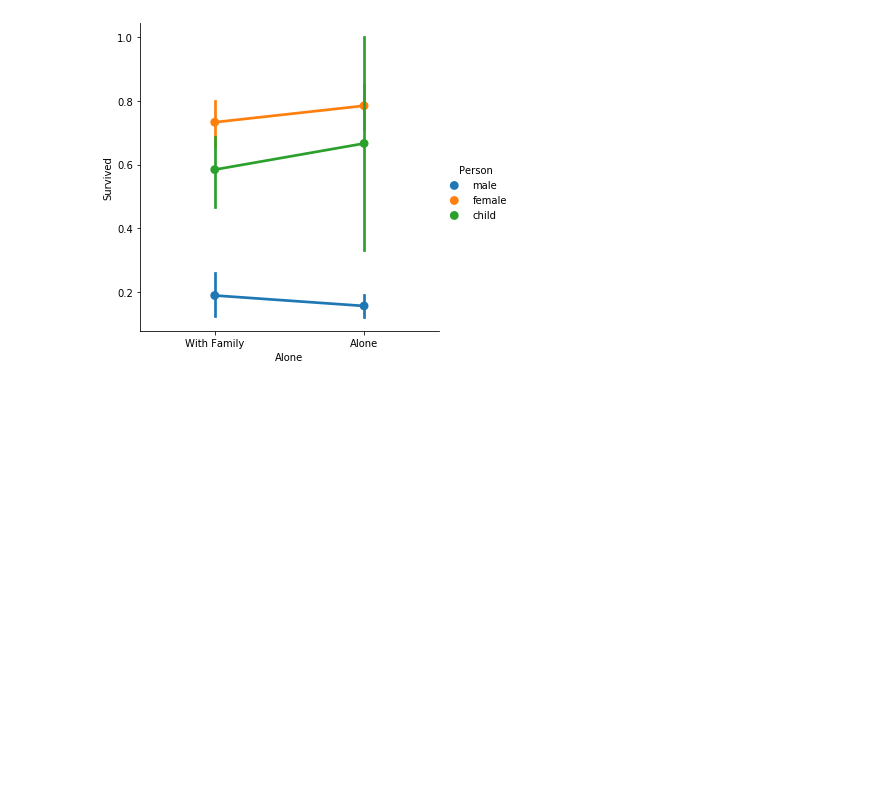
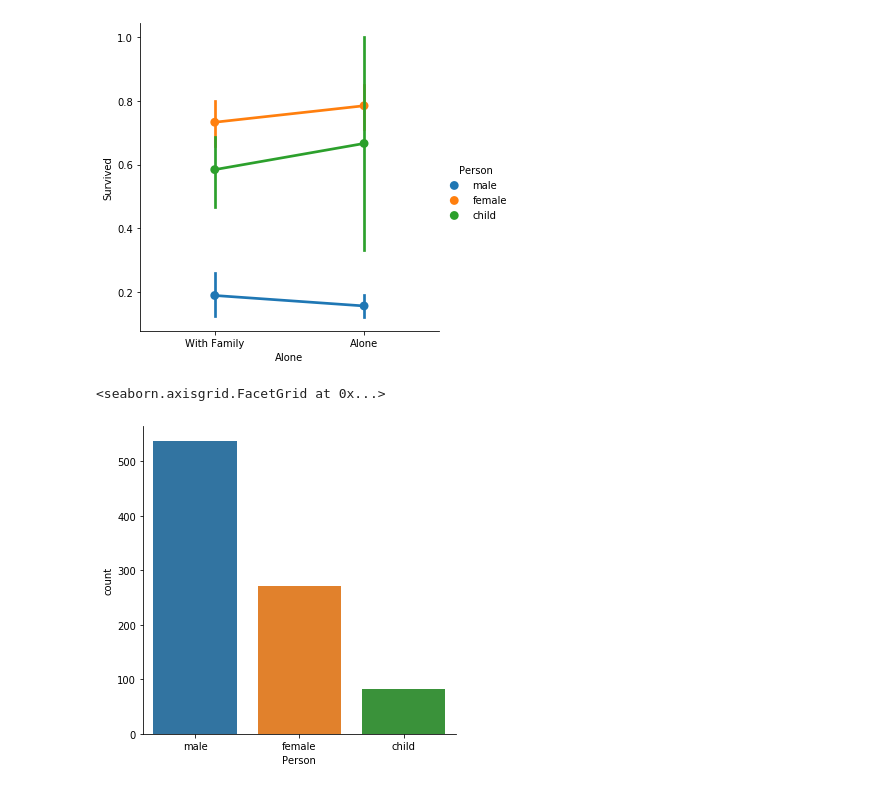
Before and after one commit to oktaran/Data-Project-Titanic, a Jupyter notebook: Data Project - Titanic.ipynb, the cells around one changed output. Saved outputs shown, nothing was run; the diff lists cells and outputs as text; code cells hidden in the pictures; blank space fills up the shorter version.

```diff
--- a/Data Project - Titanic.ipynb
+++ b/Data Project - Titanic.ipynb
@@ -534,3 +551,8 @@ sns.factorplot('Alone','Survived', hue='Person', data=titanic_df)
 # %% [output]
 <seaborn.axisgrid.FacetGrid at 0x...>
 [figure]
+# %%
+sns.factorplot('Person', data=titanic_df, kind='count')
+# %% [output]
+<seaborn.axisgrid.FacetGrid at 0x...>
+[figure, added]
```
Also changed, not shown: parts of 10 cells of this notebook.
